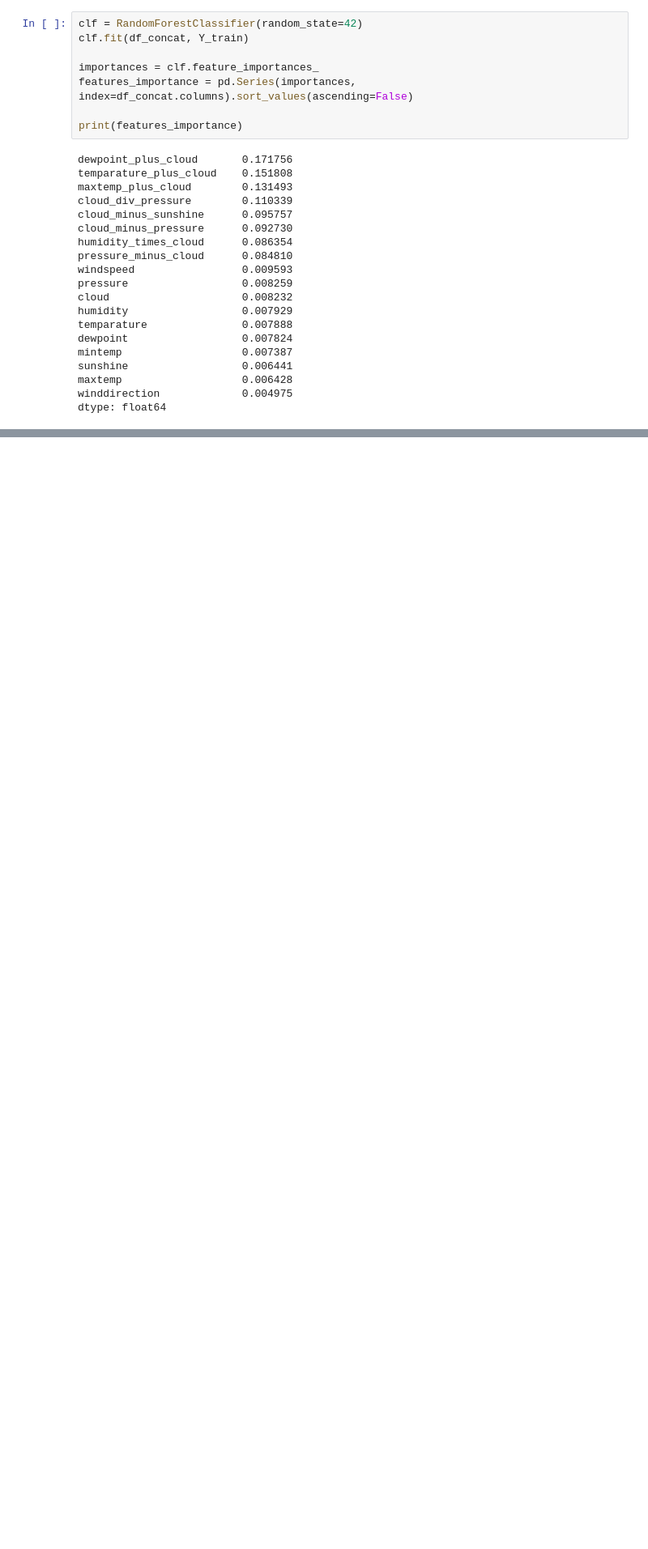
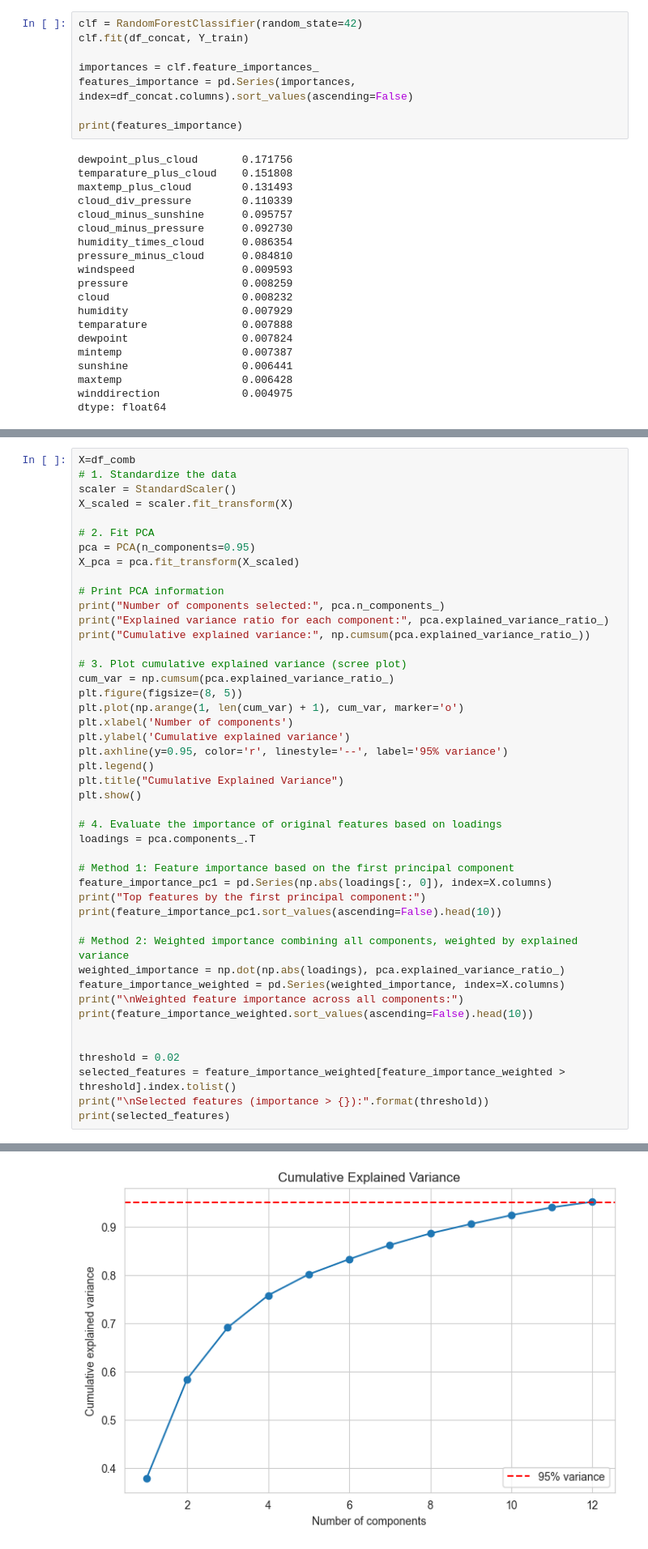
Before and after one commit to WojcikAleksandra/rainfall-prediction-kaggle-competition, a Jupyter notebook: data_engineering.ipynb, the cells around one changed output, grey strips where cells are left out. Shown at 81% size. Saved outputs shown, nothing was run; the diff lists cells and outputs as text; blank space fills up the shorter version.

Commit message:
Add PCA for combined columns

```diff
--- a/data_engineering.ipynb
+++ b/data_engineering.ipynb
@@ -235,0 +243,46 @@ dtype: float64
+# %%
+X=df_comb
+# 1. Standardize the data
+scaler = StandardScaler()
+X_scaled = scaler.fit_transform(X)
+
+# 2. Fit PCA
+pca = PCA(n_components=0.95)
+X_pca = pca.fit_transform(X_scaled)
+
+# Print PCA information
+print("Number of components selected:", pca.n_components_)
+print("Explained variance ratio for each component:", pca.explained_variance_ratio_)
+print("Cumulative explained variance:", np.cumsum(pca.explained_variance_ratio_))
+
+# 3. Plot cumulative explained variance (scree plot)
+cum_var = np.cumsum(pca.explained_variance_ratio_)
+plt.figure(figsize=(8, 5))
+plt.plot(np.arange(1, len(cum_var) + 1), cum_var, marker='o')
+plt.xlabel('Number of components')
+plt.ylabel('Cumulative explained variance')
+plt.axhline(y=0.95, color='r', linestyle='--', label='95% variance')
+plt.legend()
+plt.title("Cumulative Explained Variance")
+plt.show()
+
+# 4. Evaluate the importance of original features based on loadings
+loadings = pca.components_.T
+
+# Method 1: Feature importance based on the first principal component
+feature_importance_pc1 = pd.Series(np.abs(loadings[:, 0]), index=X.columns)
+print("Top features by the first principal component:")
+print(feature_importance_pc1.sort_values(ascending=False).head(10))
+
+# Method 2: Weighted importance combining all components, weighted by explained variance
+weighted_importance = np.dot(np.abs(loadings), pca.explained_variance_ratio_)
+feature_importance_weighted = pd.Series(weighted_importance, index=X.columns)
+print("\nWeighted feature importance across all components:")
+print(feature_importance_weighted.sort_values(ascending=False).head(10))
+
+
+threshold = 0.02
+selected_features = feature_importance_weighted[feature_importance_weighted > threshold].index.tolist()
+print("\nSelected features (importance > {}):".format(threshold))
+print(selected_features)
+# %% [output]
@@ -235,0 +294 @@ dtype: float64
+[figure, added]
```
Also changed, not shown: parts of 6 cells of this notebook.
